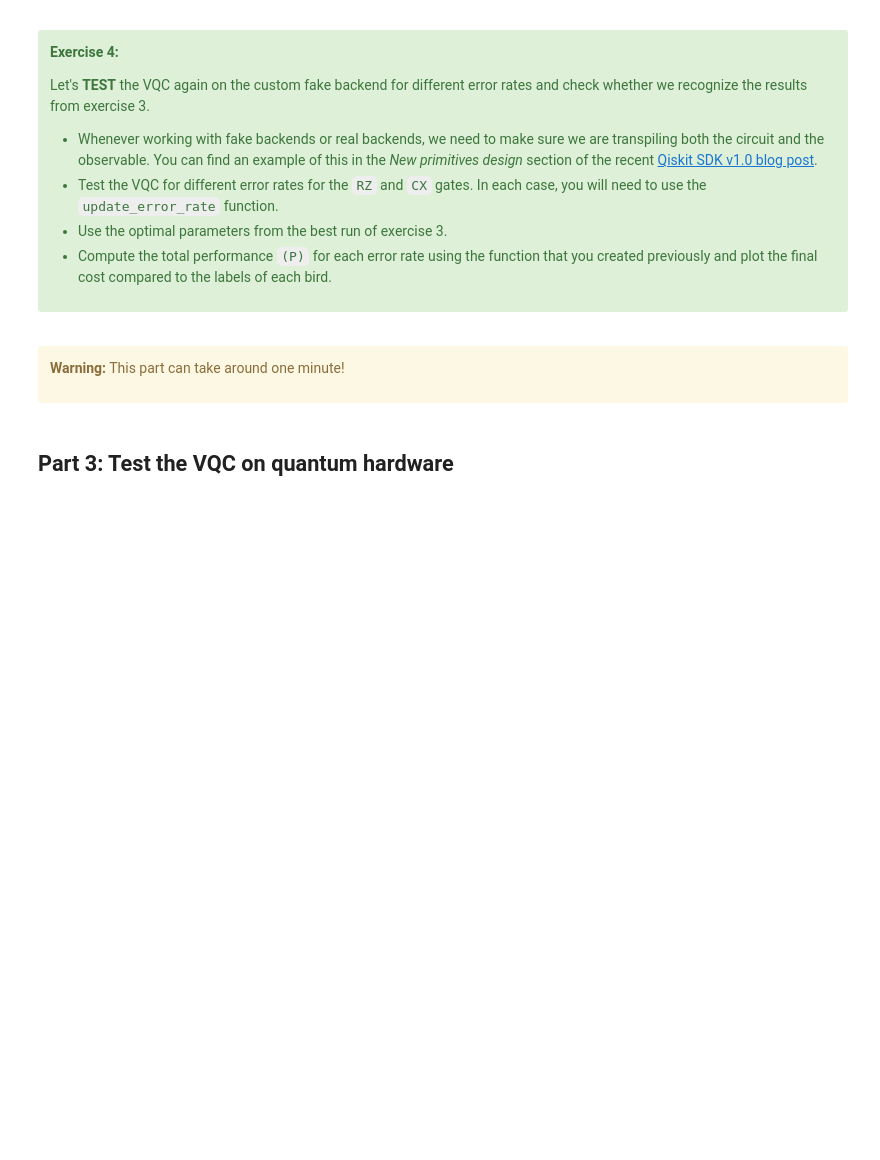
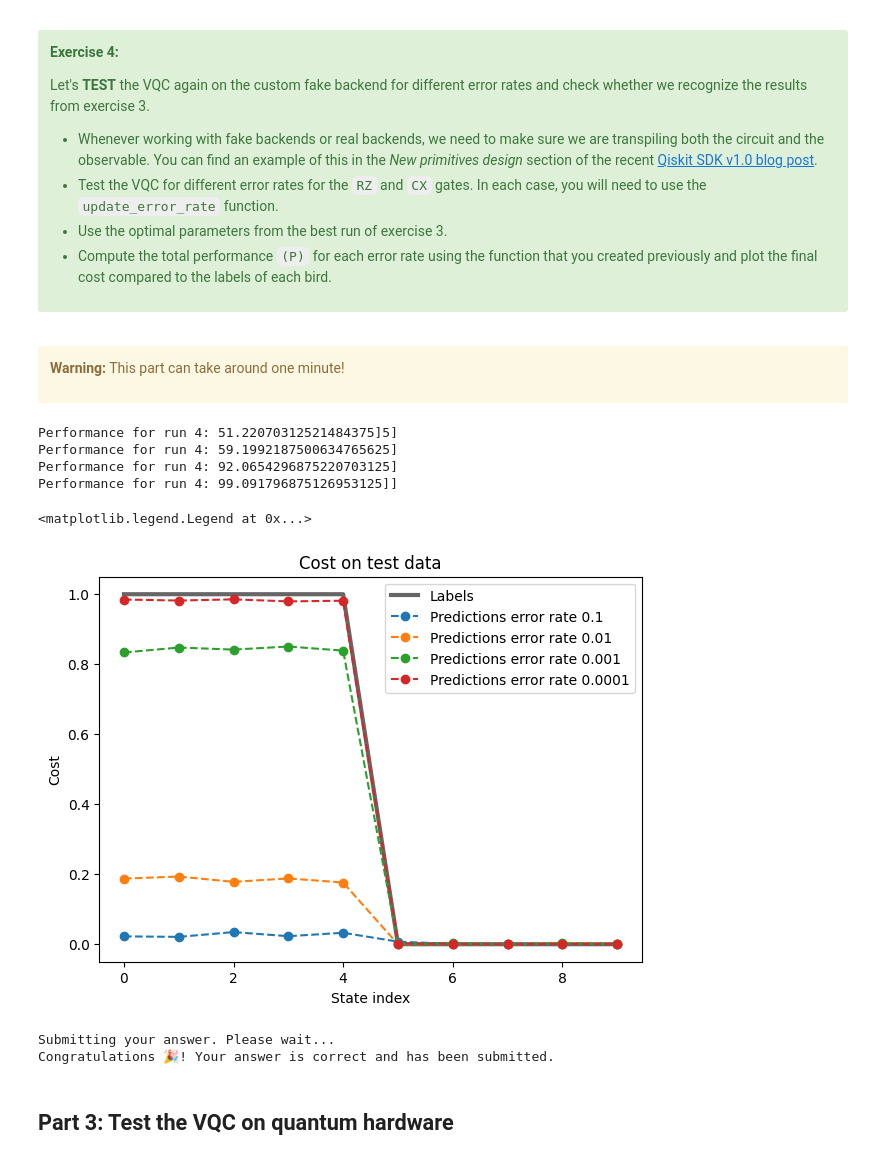
Before and after one commit to donsano33/ibm-quantum-challenge-2024, a Jupyter notebook: content/lab_4/lab-4.ipynb, the cells around one changed output. Saved outputs shown, nothing was run; the diff lists cells and outputs as text; code cells hidden in the pictures; blank space fills up the shorter version.

```diff
--- a/content/lab_4/lab-4.ipynb
+++ b/content/lab_4/lab-4.ipynb
@@ -458,7 +468,32 @@ def test_VQC(list_coefficients, list_labels, ansatz, obs, opt_params, estimator,
         list: List of test results
     """
     ### Write your code below here ###
+    # Intialize the lists to store the results from different runs
+    cost_history_list = []
+    results_test = []
 
+    # Initialize a callback dictionary
+    callback_dict = {
+        "prev_vector": None,
+        "iters": 0,
+        "cost_history": [],
+    }
+
+    # Minimize the cost function using scipy
+    for i, bird_coefficients in enumerate(list_coefficients):
+        res = minimize(
+            cost_func,
+            opt_params,
+            args=([bird_coefficients], [list_labels[i]], ansatz, obs, estimator, pm, callback_dict),
+            method="cobyla", # Classical optimizer
+            options={'maxiter': 20}) # Maximum number of iterations
+
+        # Print the results after convergence
+        # print(res)
+
+        # Save the results from different runs
+        results_test.append(np.abs(res.fun-list_labels[i]))
+        cost_history_list.append(callback_dict["cost_history"])
 
 
 
@@ -501,4 +541,4 @@ ax.legend()
 # %%
 # Submit your answer using following code
-best_result_index = # Choose the index with the best result
+best_result_index = 4 # Choose the index with the best result
 grade_lab4_ex3(res_list[best_result_index]) # Expected result type: OptimizeResult
@@ -601,34 +645,44 @@ Let's **TEST** the VQC again on the custom fake backend for different error rate
 # %%
 fig, ax = plt.subplots(1, 1, figsize=(7,5))
 ax.set_title('Cost on test data')
 ax.set_ylabel('Cost')
 ax.set_xlabel('State index')
 ax.plot(list_labels, 'k-', linewidth=3, alpha=0.6, label='Labels')
 
 error_rate_list = [1e-1, 1e-2, 1e-3, 1e-4]
 
 fake_backend = GenericBackendV2(
     num_qubits=5,
     basis_gates=["id", "rz", "sx", "x", "cx"]
   )
 
 for error_rate_value in error_rate_list:
 
-    update_error_rate # Add your code here
+    update_error_rate(fake_backend, {key: (error_rate_value if key in ["rz_error", "cx_error"] else value) for key, value in error_rates.items()})
 
-    estimator = # Add your code here
-    pm = # Add your code here
+    estimator = Estimator(backend=fake_backend)
+    pm = generate_preset_pass_manager(backend=fake_backend, optimization_level=3, seed_transpiler=0)
 
-    opt_params = # Add your code here
+    opt_params = res_list[best_result_index].x
     results_test = test_VQC(list_coefficients, list_labels, ansatz, obs, opt_params, estimator, pm)
 
     print(f"Performance for run {index}: {compute_performance(results_test, list_labels)}")
     ax.plot(results_test, 'o--', label='Predictions error rate '+str(error_rate_value))
 
 ax.legend()
+# %% [output]
+Performance for run 4: 51.22070312521484375]5]
+Performance for run 4: 59.1992187500634765625]
+Performance for run 4: 92.0654296875220703125]
+Performance for run 4: 99.091796875126953125]]
+<matplotlib.legend.Legend at 0x...>
+[figure, added]
 # %%
 # Submit your answer using following code
 grade_lab4_ex4(fake_backend) # Expected answer type: BackendV2
+# %% [output]
+Submitting your answer. Please wait...
+Congratulations 🎉! Your answer is correct and has been submitted.
 # %% [markdown]
 ## Part 3: Test the VQC on quantum hardware
 # %% [markdown]
```
Also changed, not shown: parts of 21 cells of this notebook.
